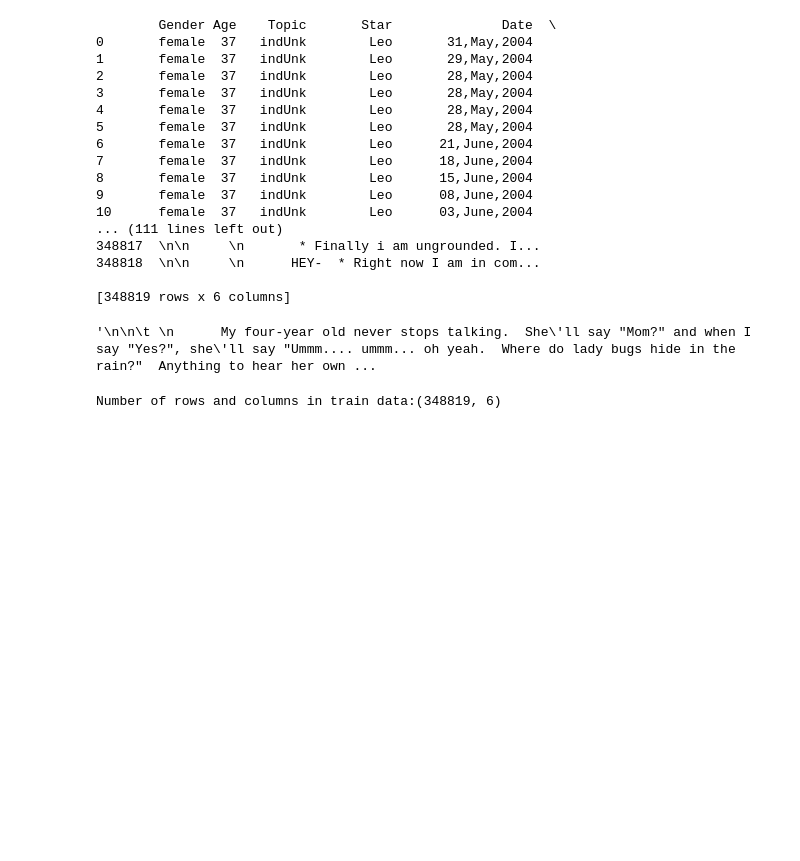
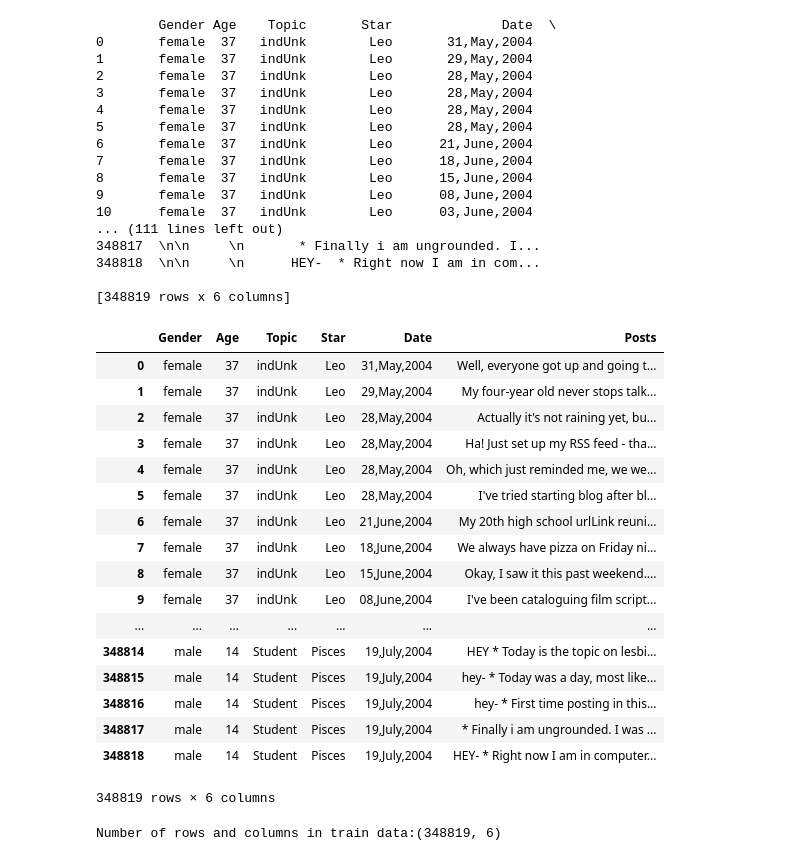
Before and after one commit to ExpertsVision/ML_DS_Tutorials, a Jupyter notebook: zodiac_star_pred.ipynb, the cells around one changed output. Saved outputs shown, nothing was run; the diff lists cells and outputs as text; code cells hidden in the pictures; blank space fills up the shorter version.

```diff
--- a/zodiac_star_pred.ipynb
+++ b/zodiac_star_pred.ipynb
@@ -152,7 +154,24 @@ print(df)
 # %%
-df.Posts[1]
+df
 # %% [output]
+|  | Gender | Age | Topic | Star | Date | Posts |
+| 0 | female | 37 | indUnk | Leo | 31,May,2004 | Well, everyone got up and going t... |
+| 1 | female | 37 | indUnk | Leo | 29,May,2004 | My four-year old never stops talk... |
+| 2 | female | 37 | indUnk | Leo | 28,May,2004 | Actually it's not raining yet, bu... |
+| 3 | female | 37 | indUnk | Leo | 28,May,2004 | Ha! Just set up my RSS feed - tha... |
+| 4 | female | 37 | indUnk | Leo | 28,May,2004 | Oh, which just reminded me, we we... |
+| 5 | female | 37 | indUnk | Leo | 28,May,2004 | I've tried starting blog after bl... |
+| 6 | female | 37 | indUnk | Leo | 21,June,2004 | My 20th high school urlLink reuni... |
+| 7 | female | 37 | indUnk | Leo | 18,June,2004 | We always have pizza on Friday ni... |
+| 8 | female | 37 | indUnk | Leo | 15,June,2004 | Okay, I saw it this past weekend.... |
+| 9 | female | 37 | indUnk | Leo | 08,June,2004 | I've been cataloguing film script... |
+| ... | ... | ... | ... | ... | ... | ... |
+| 348814 | male | 14 | Student | Pisces | 19,July,2004 | HEY * Today is the topic on lesbi... |
+| 348815 | male | 14 | Student | Pisces | 19,July,2004 | hey- * Today was a day, most like... |
+| 348816 | male | 14 | Student | Pisces | 19,July,2004 | hey- * First time posting in this... |
+| 348817 | male | 14 | Student | Pisces | 19,July,2004 | * Finally i am ungrounded. I was ... |
+| 348818 | male | 14 | Student | Pisces | 19,July,2004 | HEY- * Right now I am in computer... |
-'\n\n\t \n      My four-year old never stops talking.  She\'ll say "Mom?" and when I say "Yes?", she\'ll say "Ummm.... ummm... oh yeah.  Where do lady bugs hide in the rain?"  Anything to hear her own ...
+348819 rows × 6 columns
 # %%
 print('Number of rows and columns in train data:{}' .format(df.shape))
 # %% [output]
```
Also changed, not shown: parts of 8 cells of this notebook.
